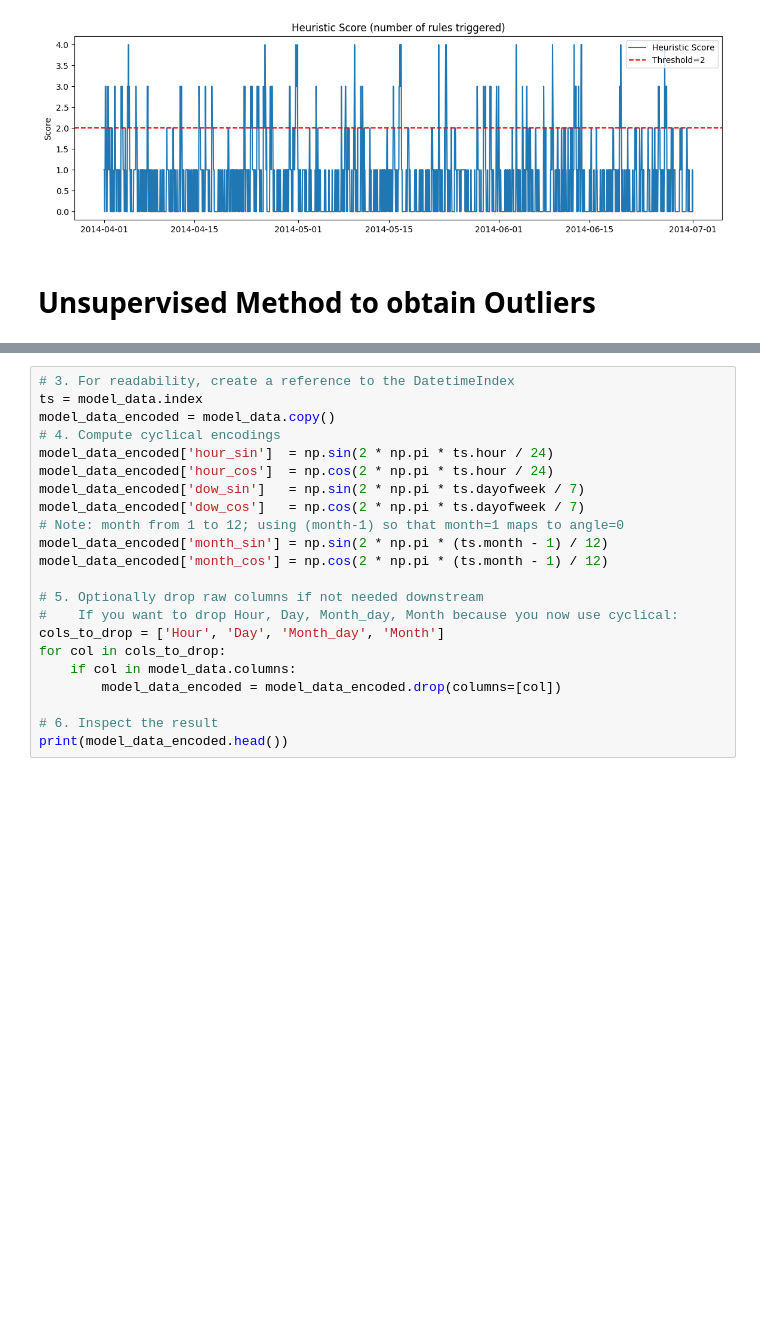
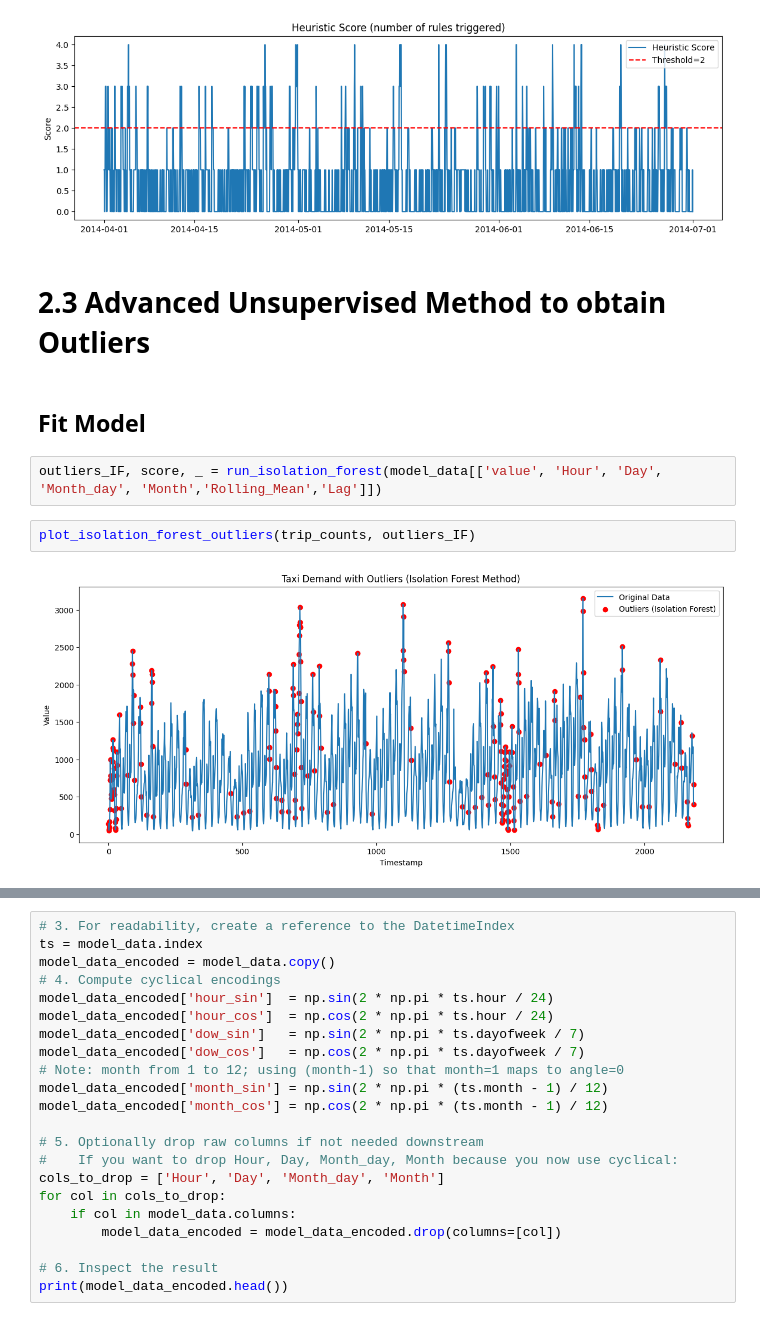
Before and after one commit to jhonmetal/uberunspvml, a Jupyter notebook: notebooks/Modeling.ipynb, the cells around one changed output, grey strips where cells are left out. Cells and saved outputs as stored; diff of their text form; blank space fills up the shorter version.

Commit message:
add evaluation advanced and update structure markdown

```diff
--- a/notebooks/Modeling.ipynb
+++ b/notebooks/Modeling.ipynb
@@ -559,4 +559,12 @@ plt.show()
 [figure]
 [figure]
 # %% [markdown]
-# Unsupervised Method to obtain Outliers
+# 2.3 Advanced Unsupervised Method to obtain Outliers
+# %% [markdown]
+## Fit Model
+# %%
+outliers_IF, score, _ = run_isolation_forest(model_data[['value', 'Hour', 'Day', 'Month_day', 'Month','Rolling_Mean','Lag']])
+# %%
+plot_isolation_forest_outliers(trip_counts, outliers_IF)
+# %% [output]
+[figure, added]
```
Also changed, not shown: parts of 13 cells of this notebook.
